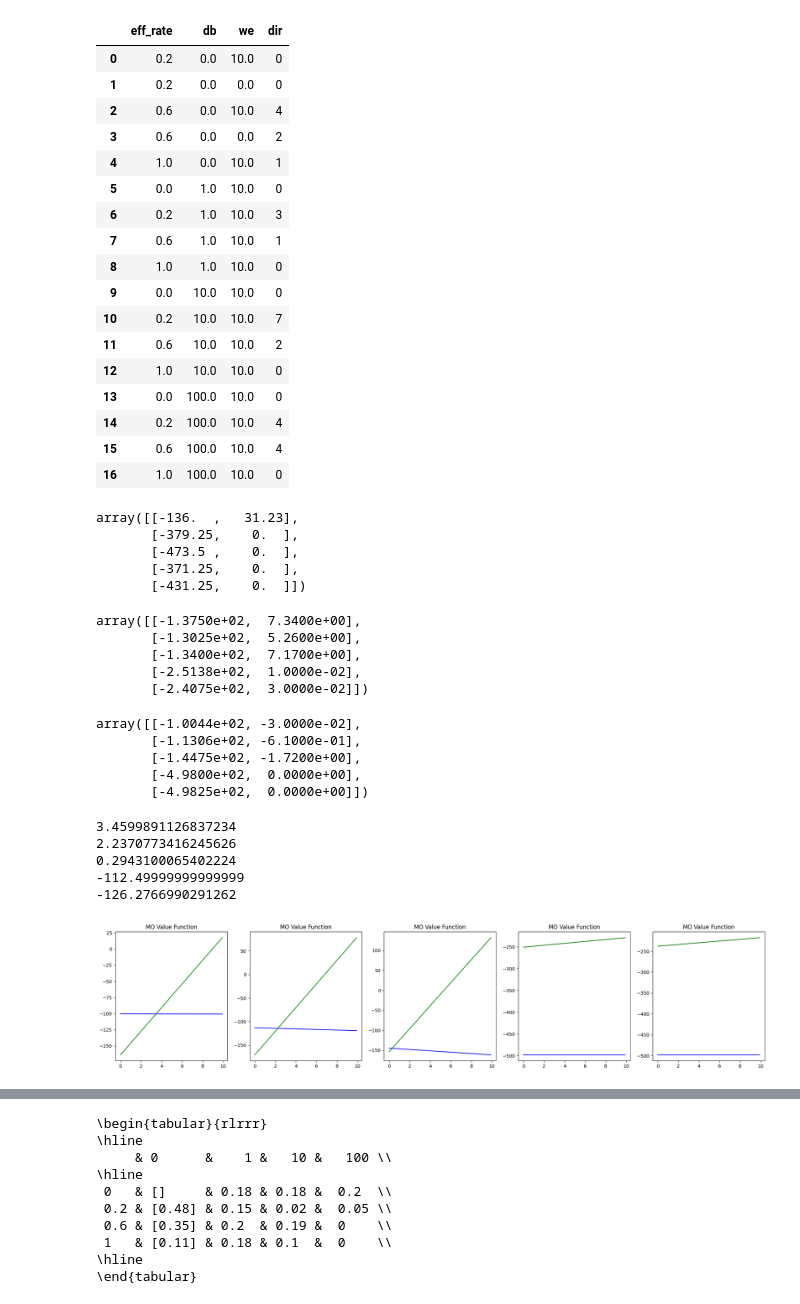
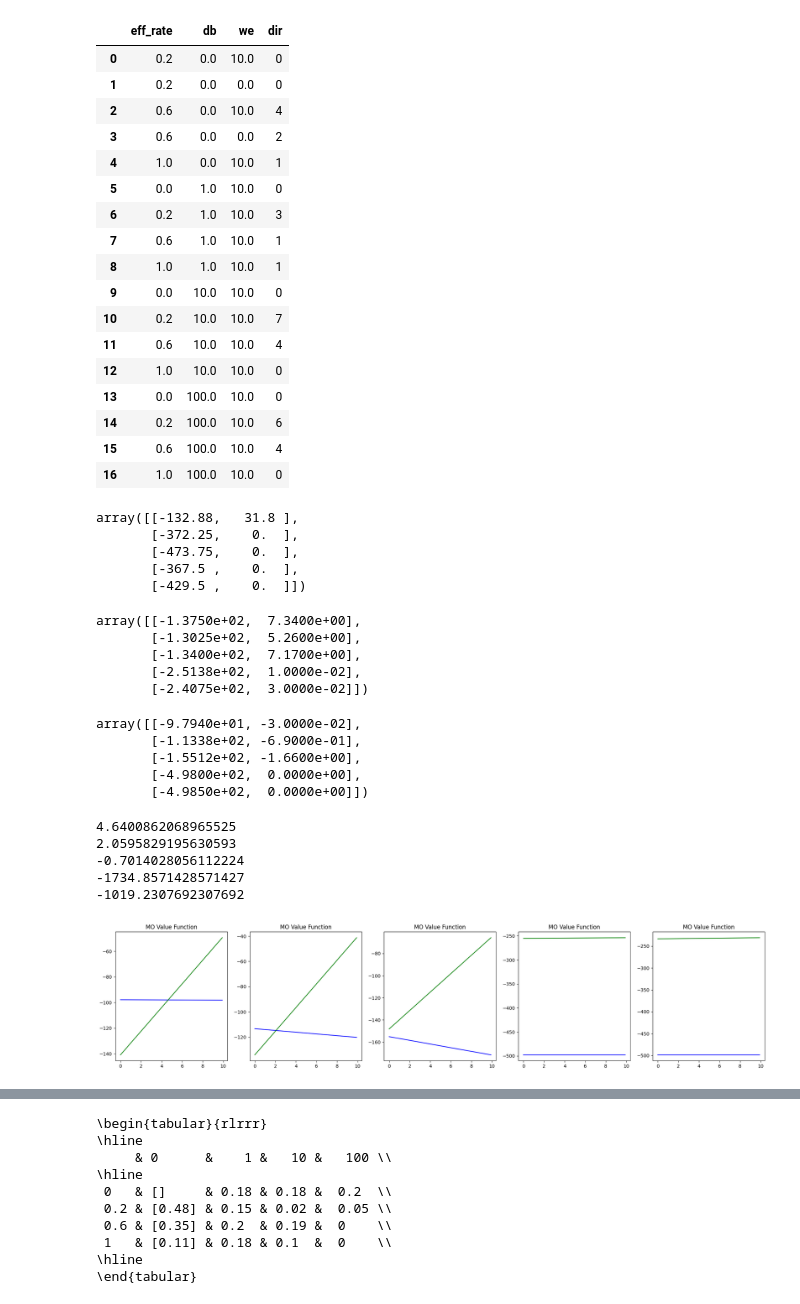
Before and after one commit to maymac00/MAEGG_IPPO, a Jupyter notebook: ols_visualize.ipynb, the cells around one changed output, grey strips where cells are left out. Drawn from its saved outputs; the diff is of its cells as text; code cells hidden in the pictures.

```diff
--- a/ols_visualize.ipynb
+++ b/ols_visualize.ipynb
@@ -8,41 +6,3 @@ import matplotlib
 we_keys = [0, 10, -1]
 eff_keys = [0, 0.2, 0.6, 1]
 db_keys = [0, 1, 10, 100]
-
-# Create a dictionary dict with all the policies like dict[we][db][eff] = policy
-"""large_policies = {
-    we: {eff: {db: np.zeros((5,2)) for db in db_keys} for eff in eff_keys} for we in we_keys
-}
-
-large_policies[10][0][0] = np.array([[-493.255, 0. ], [-491.795, 0. ], [-484.36, 0. ], [-482.56, 0. ], [-490.73, 0. ]])
-large_policies[10][0][1] = np.array([[-493.255,0.],[-491.795,0.],[-484.36,0.  ],[-482.56,0.  ],[-490.73,0.  ]])
-large_policies[10][0][10] =  np.array([[-493.515,0.],[-494.93,0.  ],[-494.14,0.  ],[-494.685,0.],[-494.33,0.  ]])
-large_policies[10][0][100] =  np.array([[-493.515,0.],[-494.93,0.  ],[-494.14,0.  ],[-494.685,0.],[-494.33,0.  ]])
-large_policies[10][0.2][0] =  np.array([[-159.21,0.  ],[-495.405,0.],[-487.79,0.  ],[-487.555,0.],[-495.415,0.]])
-large_policies[10][0.2][1] =  np.array([[-135.99  , 31.2263], [-379.166,  0. ], [-473.507,  0. ], [-371.311,  0. ], [-431.127,  0. ]])
-large_policies[10][0.2][10] =  np.array([[-141.003 ,   34.7508], [-379.329,    0.   ], [-393.191 ,    0.7707], [-396.253 ,    0.5138], [-394.567 ,    0.5306]])
-large_policies[10][0.2][100] =  np.array([[-148.09,40.852],[-410.19,0.  ],[-419.235,0.],[-387.675,0.],[-417.115,0.]])
-large_policies[10][0.6][0] =  np.array([[-205.586,  0. ], [-285.879,  0. ], [-278.435,  0. ], [-495.237,  0. ], [-495.861,  0. ]])
-large_policies[10][0.6][1] =  np.array([[-151.564 ,    5.3354],[-105.249 ,    9.2631], [-146.008 ,    6.4743], [-2.51422e+02,  1.33000e-02], [-2.40726e+02,  3.43000e-02]])
-large_policies[10][0.6][10] =  np.array([[-152.914 ,   10.3453], [-154.314 ,   10.7275], [-175.09  ,    8.2922], [-2.76137e+02, -1.00000e-03], [-297.847,    0.   ]])
-large_policies[10][0.6][100] =  np.array([[-161.36,27.86],[-173.88,25.97],[-172.64,25.466],[-242.74,0.],[-319.92, 0.  ]])
-large_policies[10][1][0] =  np.array([])
-large_policies[10][1][1] =  np.array([])
-large_policies[10][1][10] =  np.array([])
-large_policies[10][1][100] =  np.array([])
-large_policies[10][1][100] =  np.array([])
-large_policies[0][0.2][0] =  np.array([[-68.607,  -5.984], [-495.719,    0.   ], [-4.95445e+02, -1.10000e-02], [-4.9547e+02, -1.0000e-03], [-495.773,    0.   ]])
-large_policies[0][0.2][1] =  np.array([[-68.607,  -5.984], [-495.719,    0.   ], [-4.95445e+02, -1.10000e-02], [-4.9547e+02, -1.0000e-03], [-495.773,    0.   ]])
-large_policies[0][0.2][10] =  np.array([[-68.607,  -5.984], [-495.719,    0.   ], [-4.95445e+02, -1.10000e-02], [-4.9547e+02, -1.0000e-03], [-495.773,    0.   ]])
-large_policies[0][0.2][100] =  np.array([[-68.607,  -5.984], [-495.719,    0.   ], [-4.95445e+02, -1.10000e-02], [-4.9547e+02, -1.0000e-03], [-495.773,    0.   ]])
-large_policies[0][0.6][0] =  np.array([[-1.05702e+02, -8.80000e-02], [-117.767,   -2.734], [-136.136,   -0.833], [-498.195,    0.   ], [-498.261,    0.   ]])
-large_policies[0][0.6][1] =  np.array([[-1.05702e+02, -8.80000e-02], [-117.767,   -2.734], [-136.136,   -0.833], [-498.195,    0.   ], [-498.261,    0.   ]])
-large_policies[0][0.6][10] =  np.array([[-1.05702e+02, -8.80000e-02], [-117.767,   -2.734], [-136.136,   -0.833], [-498.195,    0.   ], [-498.261,    0.   ]])
-large_policies[0][0.6][100] =  np.array([[-1.05702e+02, -8.80000e-02], [-117.767,   -2.734], [-136.136,   -0.833], [-498.195,    0.   ], [-498.261,    0.   ]])
-
-# Any policy with we = 0 is the same as the policy with we = 10 and db = 0
-for eff in eff_keys:
-    for db in db_keys:
-        # if empty, copy the policy with we = 10 and db = 0
-        if len(large_policies[0][eff][db]) == 0 or (large_policies[0][eff][db] == np.zeros((5,2))).all():
-            large_policies[0][eff][db] = large_policies[10][eff][0]"""
@@ -52,7 +10,7 @@ for eff in eff_keys:
 import pandas as pd
 
 # Dataframe from csv
-df = pd.read_csv("EGG_DATA/report.csv")
+df = pd.read_csv("EGG_DATA/report_2024_04_21_18_06.csv")
 df["dir"] = df["dir"].apply(lambda x: int(x))
 # Time to survival -1 to inf
 for i in range(5):
@@ -91,17 +54,18 @@ df[["eff_rate", "db", "we", "dir"]]
 | 5 | 0.0 | 1.0 | 10.0 | 0 |
 | 6 | 0.2 | 1.0 | 10.0 | 3 |
 | 7 | 0.6 | 1.0 | 10.0 | 1 |
-| 8 | 1.0 | 1.0 | 10.0 | 0 |
+| 8 | 1.0 | 1.0 | 10.0 | 1 |
 | 9 | 0.0 | 10.0 | 10.0 | 0 |
 | 10 | 0.2 | 10.0 | 10.0 | 7 |
-| 11 | 0.6 | 10.0 | 10.0 | 2 |
+| 11 | 0.6 | 10.0 | 10.0 | 4 |
 | 12 | 1.0 | 10.0 | 10.0 | 0 |
 | 13 | 0.0 | 100.0 | 10.0 | 0 |
-| 14 | 0.2 | 100.0 | 10.0 | 4 |
+| 14 | 0.2 | 100.0 | 10.0 | 6 |
 | 15 | 0.6 | 100.0 | 10.0 | 4 |
 | 16 | 1.0 | 100.0 | 10.0 | 0 |
 # %%
 df_numpy = df.to_numpy()
+ref_policies_df = df[df["we"] == 10]
 
 # Reference policies: we = 10
 ref_policies_values = {
@@ -118,11 +82,11 @@ ref_policies_values[0.6][1] = np.array([[-1.3750e+02,  7.3400e+00],[-1.3025e+02,
 
 ref_policies_values[0.2][1]
 # %% [output]
-array([[-136.  ,   31.23],
-       [-379.25,    0.  ],
-       [-473.5 ,    0.  ],
-       [-371.25,    0.  ],
-       [-431.25,    0.  ]])
+array([[-132.88,   31.8 ],
+       [-372.25,    0.  ],
+       [-473.75,    0.  ],
+       [-367.5 ,    0.  ],
+       [-429.5 ,    0.  ]])
 # %%
 ref_policies_values[0.6][1]
 # %% [output]
@@ -144,11 +108,11 @@ unet_policies_values[0] = ref_policies_values[0][0]
 unet_policies_values[1] = ref_policies_values[1][0]
 unet_policies_values[0.6]
 # %% [output]
-array([[-1.0044e+02, -3.0000e-02],
-       [-1.1306e+02, -6.1000e-01],
-       [-1.4475e+02, -1.7200e+00],
+array([[-9.7940e+01, -3.0000e-02],
+       [-1.1338e+02, -6.9000e-01],
+       [-1.5512e+02, -1.6600e+00],
        [-4.9800e+02,  0.0000e+00],
-       [-4.9825e+02,  0.0000e+00]])
+       [-4.9850e+02,  0.0000e+00]])
 # %%
 # Function to get the intersection of two lines represented as f(we) = v0 + we*ve for a two given fixed sets of (v0, ve)
 def get_intersection(v01, ve1, v02, ve2):
@@ -160,34 +124,34 @@ def get_intersection(v01, ve1, v02, ve2):
 # %%
 # Plot values as function of weight w that scales the reward
 fig, axs = plt.subplots(1, 5, figsize=(25, 5))
 step = 0.1
 # for ag in mo_value_w10:
 max_weight = 10
 # Subplot for each agent
 x = np.arange(0, max_weight, step)
 w = np.array([np.ones(int(max_weight/step)), np.arange(0, max_weight, step)])
 
-setting = {"eff": 0.6, "db": 100}
+setting = {"eff": 0.6, "db": 10}
 for ag in range(5):
     axs[ag].set_title("MO Value Function")
     ref = ref_policies_values[setting["eff"]][setting["db"]]
     unet = unet_policies_values[setting["eff"]]
     axs[ag].plot(x, np.dot(unet[ag], w), c="blue")
     axs[ag].plot(x, np.dot(ref[ag], w), c="green")
 
 wes = []
 for ag in range(5):
     # Print intersecctions
     p1 = unet_policies_values[setting["eff"]][ag]
     p2 = ref_policies_values[setting["eff"]][setting["db"]][ag]
     inter = get_intersection(p1[0], p1[1], p2[0], p2[1])
     print(inter)
     wes.append(inter)
 plt.show()
 # %% [output]
-3.4599891126837234
-2.2370773416245626
-0.2943100065402224
--112.49999999999999
--126.2766990291262
+4.6400862068965525
+2.0595829195630593
+-0.7014028056112224
+-1734.8571428571427
+-1019.2307692307692
-[figure, old version]
+[figure, new version]
```
Also changed, not shown: parts of 17 cells of this notebook, 4 other files.
